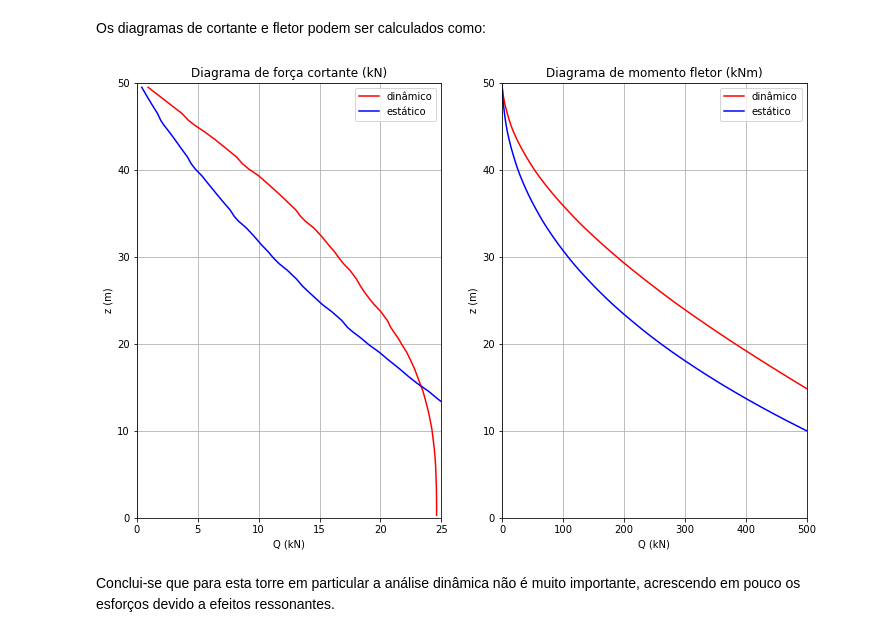
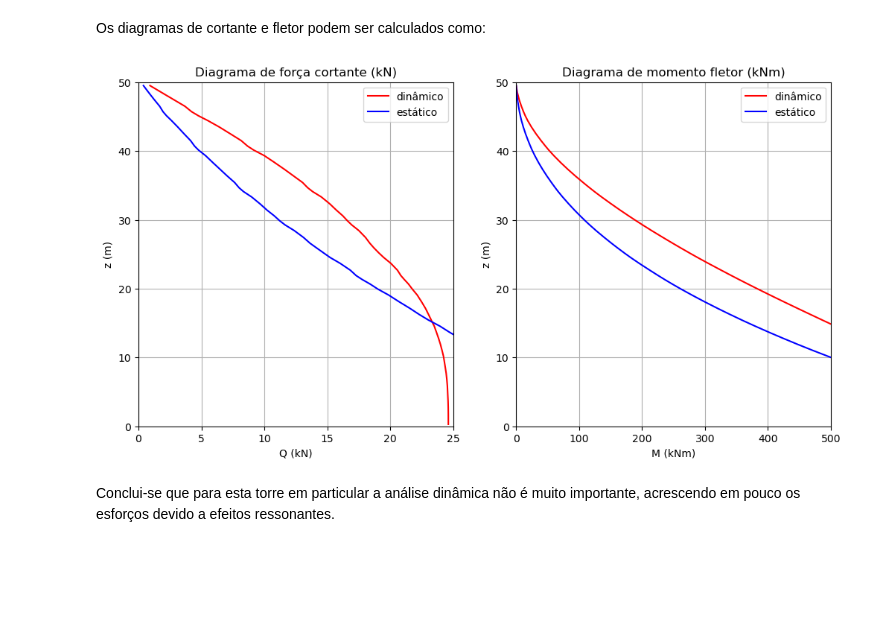
Before and after one commit to mmaiarocha/Tower, a Jupyter notebook: Tower.ipynb, the cells around one changed output. Drawn from its saved outputs; the diff is of its cells as text; code cells hidden in the pictures; blank space fills up the shorter version.

```diff
--- a/Tower.ipynb
+++ b/Tower.ipynb
@@ -754,36 +760,36 @@ Os diagramas de cortante e fletor podem ser calculados como:
 # Cortante é a integral da carga aplicada
 Qeq1 = Feq1.cumsum()
 QmT  = FmT.cumsum()
 
 # Momento fletor é a integral do cortante
 zdif = np.hstack((0, -np.diff(zm)))
 Meq1 = np.cumsum(Qeq1*zdif)
 MmT  = np.cumsum(QmT *zdif)
 
 # Visualiza diagramas
-plt.figure(8, figsize=(12,8))
+plt.figure(8, figsize=(12,6))
 
 plt.subplot(1,2,1)
 plt.plot(Qeq1/1000, zm, 'r')
 plt.plot(QmT/1000,  zm, 'b')
 plt.axis([0, 25, 0, H])
 plt.title('Diagrama de força cortante (kN)')
 plt.legend(('dinâmico','estático'), loc=1)
 plt.xlabel('Q (kN)')
 plt.ylabel('z (m)')
 plt.grid(True)
 
 plt.subplot(1,2,2)
 plt.plot(Meq1/1000, zm, 'r')
 plt.plot(MmT/1000,  zm, 'b')
 plt.axis([0, 500, 0, H])
 plt.title('Diagrama de momento fletor (kNm)')
 plt.legend(('dinâmico','estático'), loc=1)
-plt.xlabel('Q (kN)')
+plt.xlabel('M (kNm)')
 plt.ylabel('z (m)')
 plt.grid(True)
 # %% [output]
-[figure, old version]
+[figure, new version]
 # %% [markdown]
 Conclui-se que para esta torre em particular a análise dinâmica não é muito importante, acrescendo em pouco os esforços devido a efeitos ressonantes.
 # %% [markdown]
```
Also changed, not shown: parts of 9 cells of this notebook, 1 other file.
